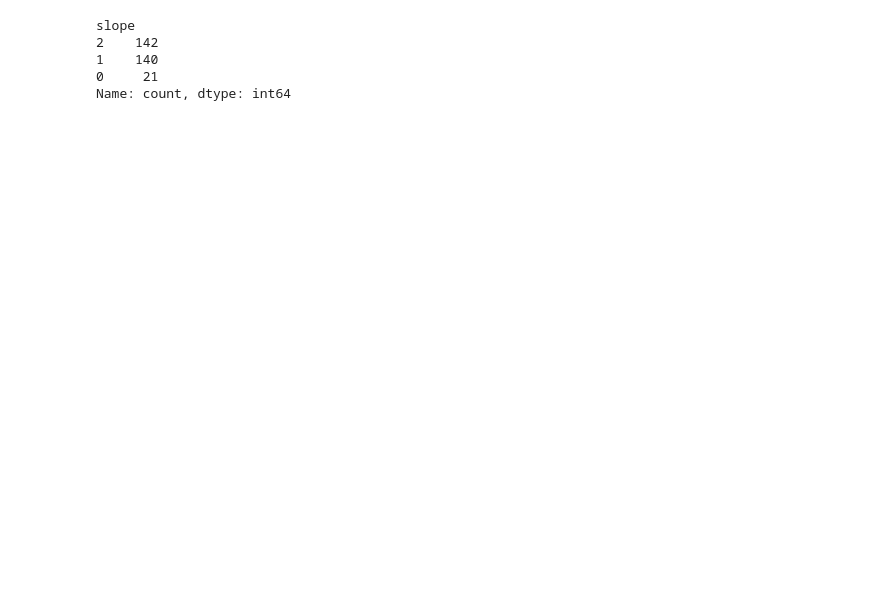
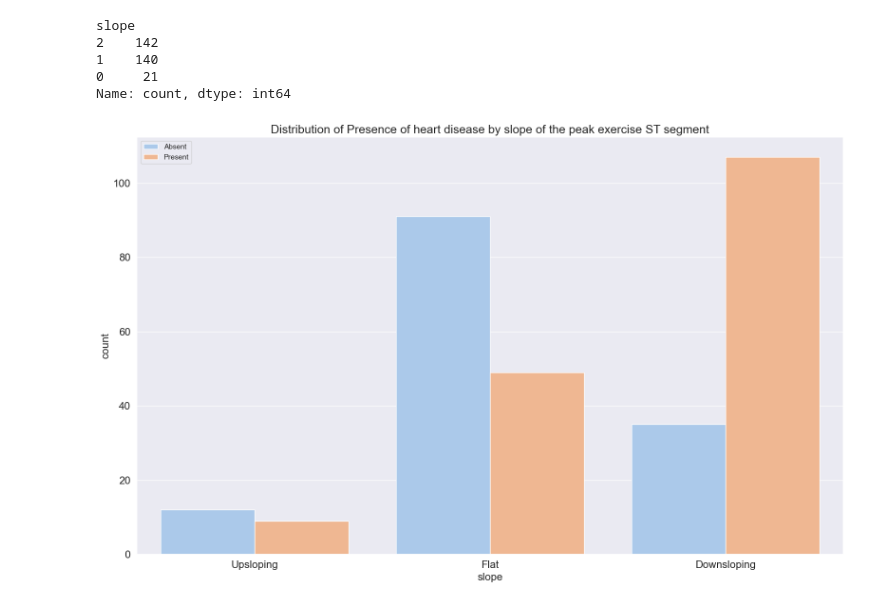
Before and after one commit to thuytienleee/Analyzing-the-Heart-Disease-Dataset, a Jupyter notebook: upload_dataset.ipynb, the cells around one changed output. Cells and saved outputs as stored; diff of their text form; code cells hidden in the pictures; blank space fills up the shorter version.

```diff
--- a/upload_dataset.ipynb
+++ b/upload_dataset.ipynb
@@ -195,3 +219,13 @@ slope
 1    140
 0     21
 Name: count, dtype: int64
+# %%
+e = sns.countplot(x = 'slope', data = df, hue = 'target', palette='pastel', legend = False)
+e.set_title('Distribution of Presence of heart disease by slope of the peak exercise ST segment')
+e.set_xticks([0, 1, 2])
+e.set_xticklabels(['Upsloping', 'Flat', 'Downsloping'], fontsize = 16)
+plt.legend(labels=['Absent', 'Present'])
+plt.tight_layout()
+plt.show()
+# %% [output]
+[figure, added]
```
Also changed, not shown: parts of 10 cells of this notebook.
